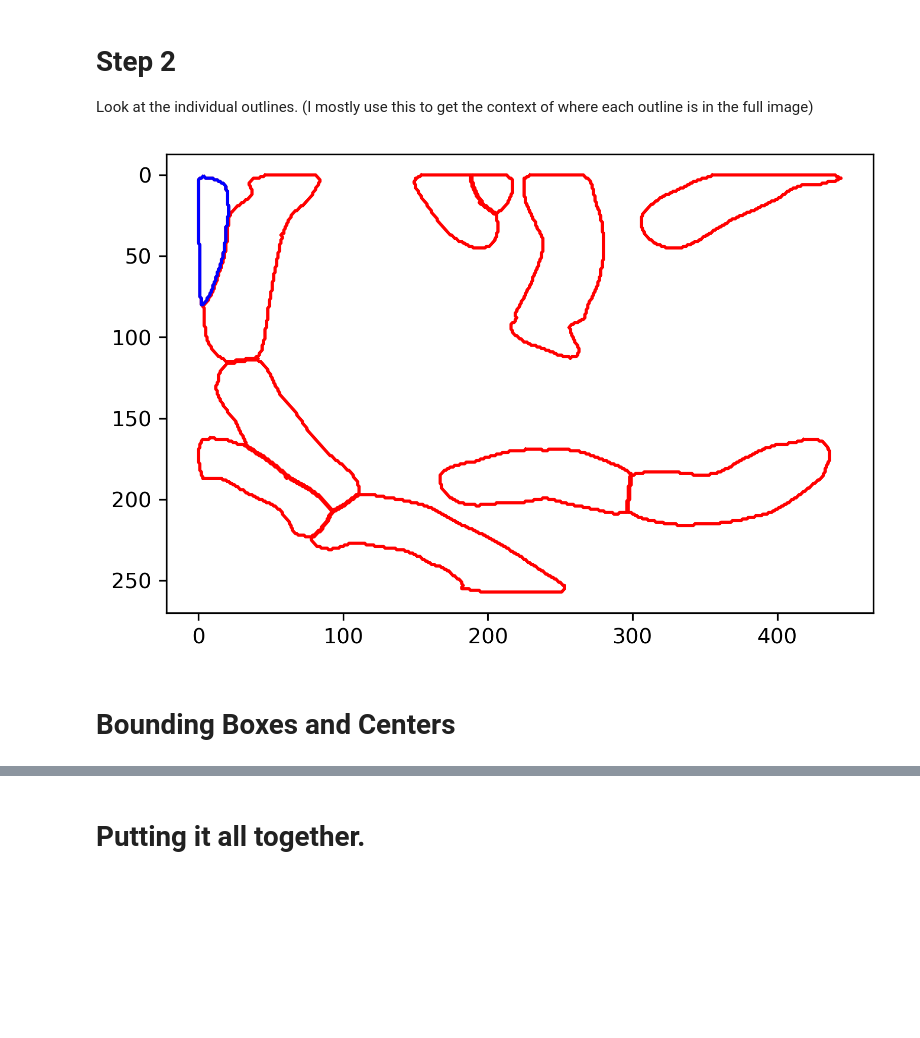
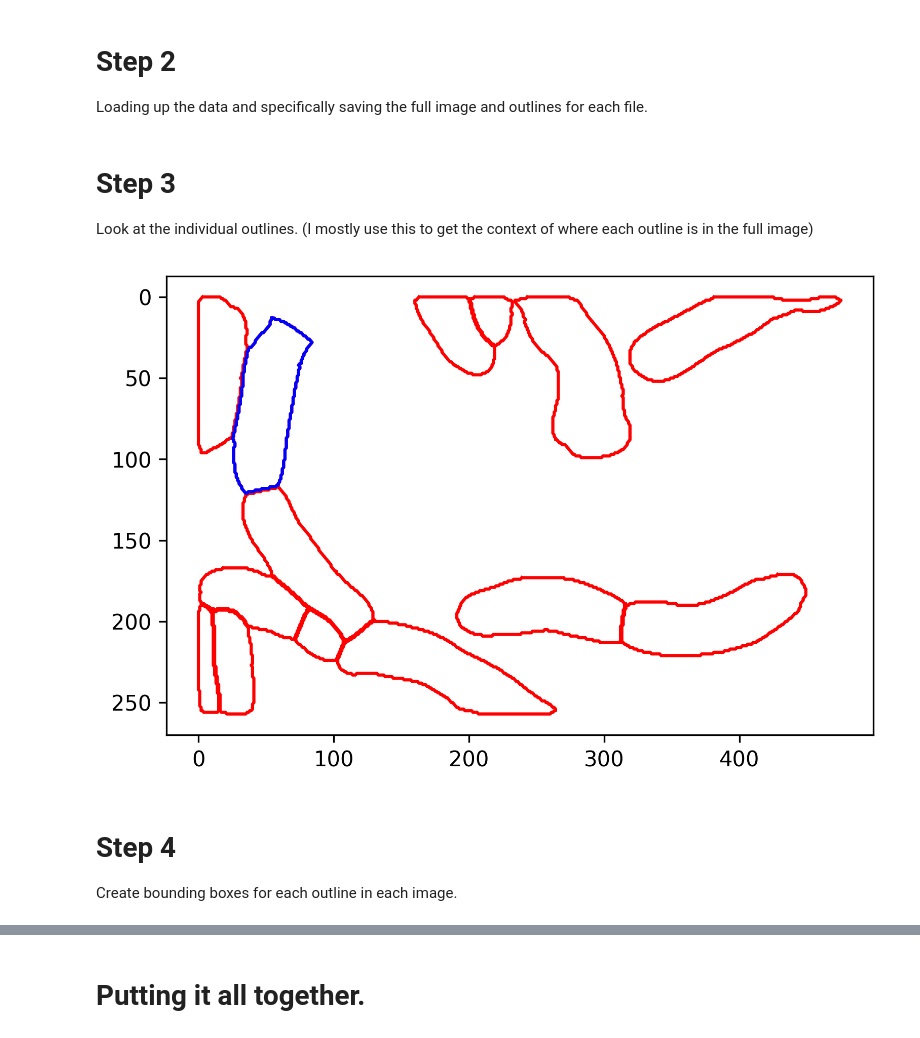
Before and after one commit to Raif-fl/AFM_Automation_code, a Jupyter notebook: Collect_metadata.ipynb, the cells around one changed output, grey strips where cells are left out. Saved outputs shown, nothing was run; the diff lists cells and outputs as text; code cells hidden in the pictures; blank space fills up the shorter version.

Commit message:
created basic metadata saving

```diff
--- a/Collect_metadata.ipynb
+++ b/Collect_metadata.ipynb
@@ -31,27 +35,31 @@ files.sort(key = tools.natural_keys)
+# %% [markdown]
+# Step 2
+Loading up the data and specifically saving the full image and outlines for each file.
 # %%
 dat_list = []
 outl_list = []
 img_list = []
-for file in files:
+for file in files[8:]:
     dat = np.load(segments_path + file, allow_pickle=True).item()
     dat_list.append(dat)
-    # Create a list that contains each outline
+    # Create a list that contains each outline.
     outl = tools.outlines_list(dat['masks'])
     outl_list.append(outl)
-    # save a copy of the basic image to be used and latered later.
+    # Create a list that contains each image file.
     img = dat["img"]
     img_list.append(img)
 # %% [markdown]
-# Step 2
+# Step 3
 Look at the individual outlines. (I mostly use this to get the context of where each outline is in the full image)
 # %%
 #plot just the outlines. I mostly use this to get a sense for each outline.
-for o in outl_list[13]:
+for o in outl_list[3]:
     plt.plot(o[:,0], o[:,1], color='r')
-plt.plot(outl_list[13][5][:,0], outl_list[13][5][:,1], color = 'blue')
+plt.plot(outl_list[3][5][:,0], outl_list[3][5][:,1], color = 'blue')
 plt.gca().invert_yaxis()
 # %% [output]
-[figure, old version]
+[figure, new version]
 # %% [markdown]
-# Bounding Boxes and Centers
+# Step 4
+Create bounding boxes for each outline in each image.
 # %%
```
Also changed, not shown: parts of 29 cells of this notebook, 23 other files.
